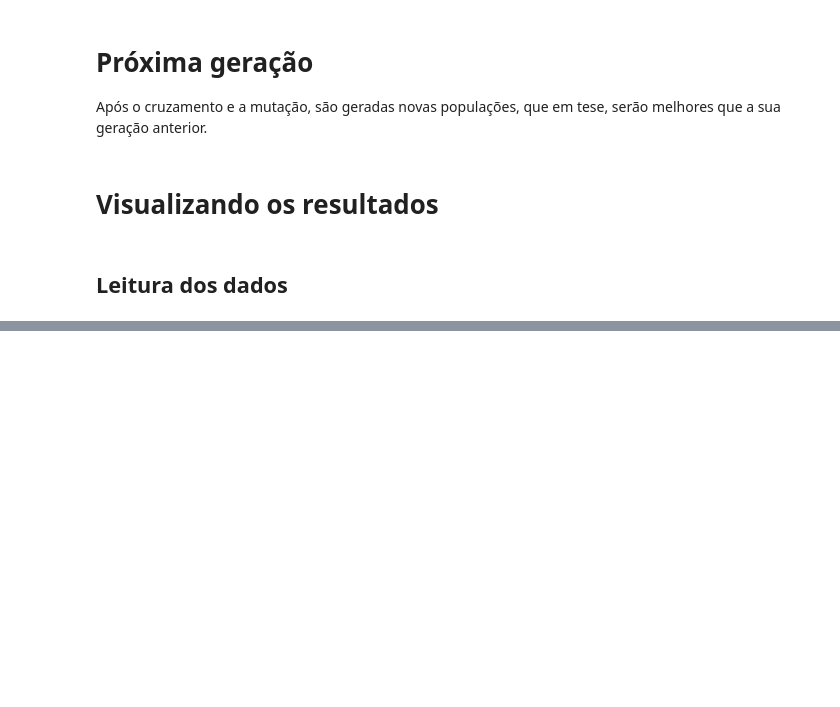
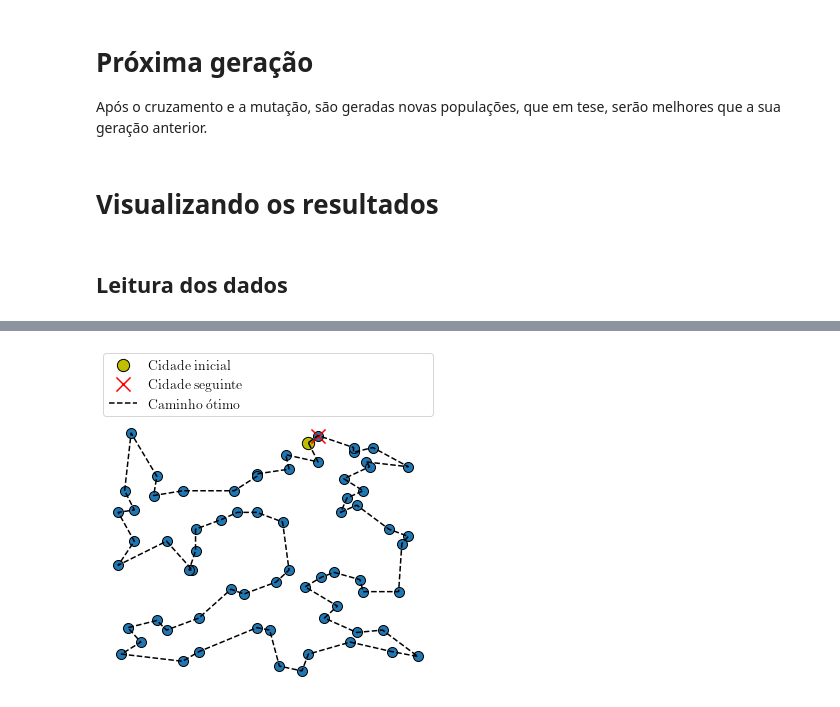
Before and after one commit to pesadaum/tsp-with-ga, a Jupyter notebook: tsp_with_ga.ipynb, the cells around one changed output, grey strips where cells are left out. Cells and saved outputs as stored; diff of their text form; code cells hidden in the pictures; blank space fills up the shorter version.

```diff
--- a/tsp_with_ga.ipynb
+++ b/tsp_with_ga.ipynb
@@ -421,0 +438,25 @@ f.tight_layout()
+# %%
+# repetindo os gráficos acima só pra salvar no relatório
+
+
+f, ax = plt.subplots(figsize=(5,5))
+
+ax.scatter(tsp_st70['x'], tsp_st70['y'], edgecolors='k', s=100,)
+
+ax.scatter(sol_tsp_st70.iloc[0, 1], sol_tsp_st70.iloc[0, 2],
+              edgecolors='k', c='y', s=150, label='Cidade inicial')
+ax.scatter(sol_tsp_st70.iloc[1, 1], sol_tsp_st70.iloc[1, 2], c='r',
+              s=200, label='Cidade seguinte', marker='x')
+ax.plot(sol_tsp_st70['x'], sol_tsp_st70['y'], '--', c='k', label='Caminho ótimo')
+
+ax.axis('off')
+# ax.set_aspect('equal')
+
+ax.legend(bbox_to_anchor=(0,1.02,1,0.2), loc="lower left",
+                mode="expand", borderaxespad=0, ncol=1)
+
+f.tight_layout()
+
+f.savefig('./solucao_otima_st70.pdf')
+# %% [output]
+[figure, added]
```
Also changed, not shown: parts of 11 cells of this notebook, 2 other files.
